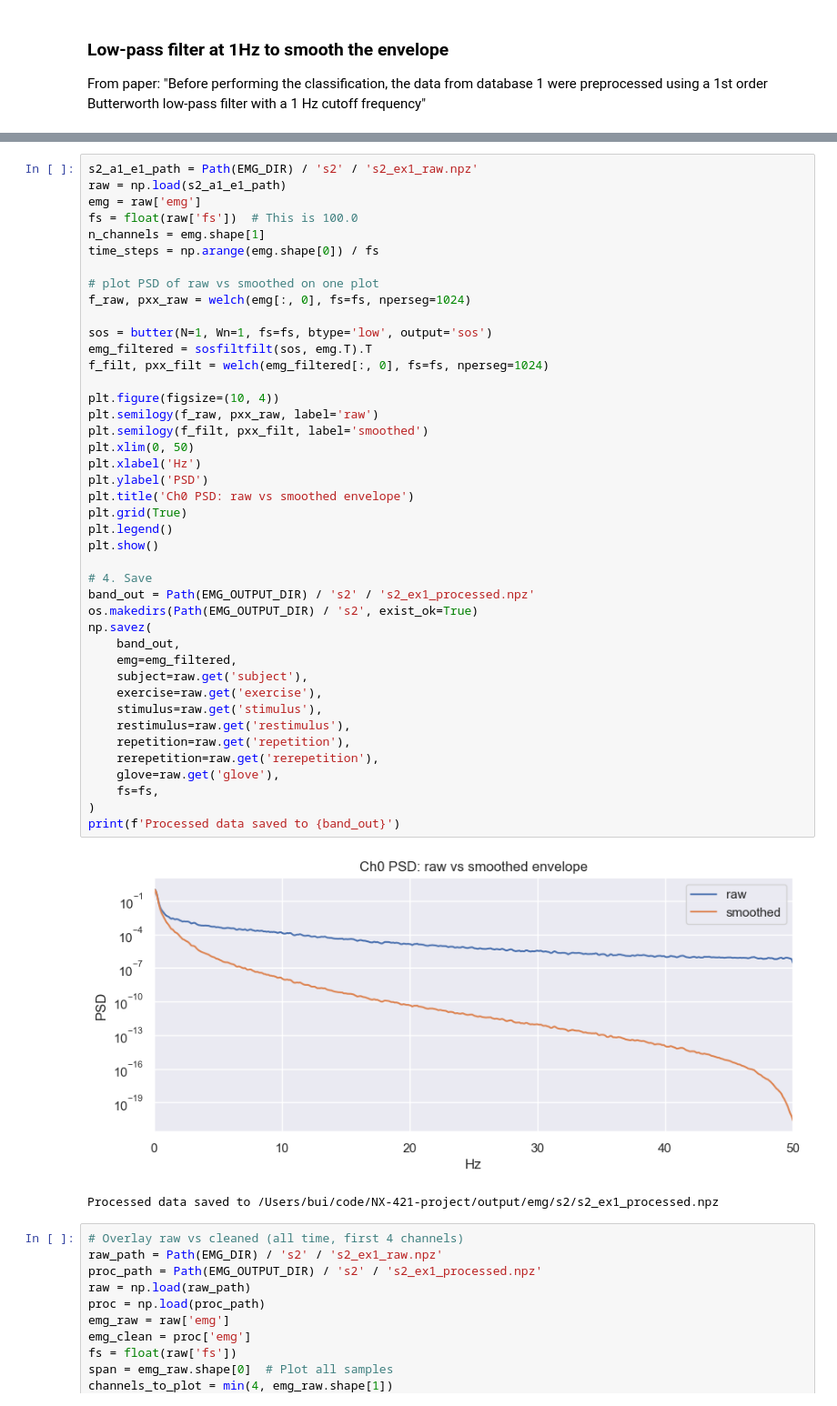
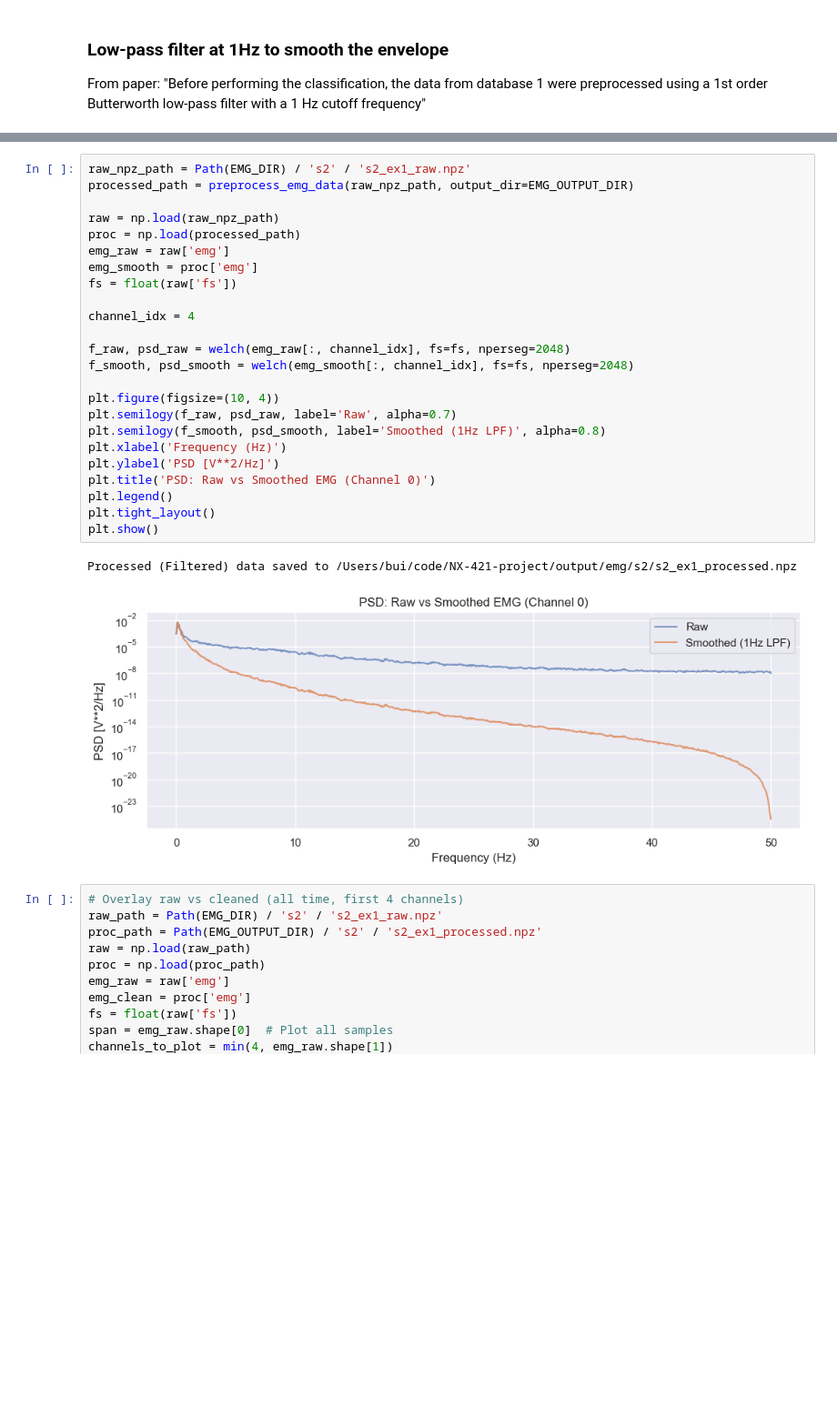
Before and after one commit to spbui00/NX-421-project, a Jupyter notebook: project_2.ipynb, the cells around one changed output, grey strips where cells are left out. Shown at 91% size. Drawn from its saved outputs; the diff is of its cells as text; blank space fills up the shorter version.

```diff
--- a/project_2.ipynb
+++ b/project_2.ipynb
@@ -136,48 +189,30 @@ From paper: "Before performing the classification, the data from database 1 were
 # %%
-s2_a1_e1_path = Path(EMG_DIR) / 's2' / 's2_ex1_raw.npz'
-raw = np.load(s2_a1_e1_path)
-emg = raw['emg']
-fs = float(raw['fs'])  # This is 100.0
-n_channels = emg.shape[1]
-time_steps = np.arange(emg.shape[0]) / fs
+raw_npz_path = Path(EMG_DIR) / 's2' / 's2_ex1_raw.npz'
+processed_path = preprocess_emg_data(raw_npz_path, output_dir=EMG_OUTPUT_DIR)
 
-# plot PSD of raw vs smoothed on one plot
-f_raw, pxx_raw = welch(emg[:, 0], fs=fs, nperseg=1024)
+raw = np.load(raw_npz_path)
+proc = np.load(processed_path)
+emg_raw = raw['emg']
+emg_smooth = proc['emg']
+fs = float(raw['fs'])
 
-sos = butter(N=1, Wn=1, fs=fs, btype='low', output='sos')
-emg_filtered = sosfiltfilt(sos, emg.T).T
-f_filt, pxx_filt = welch(emg_filtered[:, 0], fs=fs, nperseg=1024)
+channel_idx = 4
+
+f_raw, psd_raw = welch(emg_raw[:, channel_idx], fs=fs, nperseg=2048)
+f_smooth, psd_smooth = welch(emg_smooth[:, channel_idx], fs=fs, nperseg=2048)
 
 plt.figure(figsize=(10, 4))
-plt.semilogy(f_raw, pxx_raw, label='raw')
-plt.semilogy(f_filt, pxx_filt, label='smoothed')
-plt.xlim(0, 50)
-plt.xlabel('Hz')
-plt.ylabel('PSD')
-plt.title('Ch0 PSD: raw vs smoothed envelope')
-plt.grid(True)
+plt.semilogy(f_raw, psd_raw, label='Raw', alpha=0.7)
+plt.semilogy(f_smooth, psd_smooth, label='Smoothed (1Hz LPF)', alpha=0.8)
+plt.xlabel('Frequency (Hz)')
+plt.ylabel('PSD [V**2/Hz]')
+plt.title('PSD: Raw vs Smoothed EMG (Channel 0)')
 plt.legend()
+plt.tight_layout()
 plt.show()
-
-# 4. Save
-band_out = Path(EMG_OUTPUT_DIR) / 's2' / 's2_ex1_processed.npz'
-os.makedirs(Path(EMG_OUTPUT_DIR) / 's2', exist_ok=True)
-np.savez(
-    band_out,
-    emg=emg_filtered,
-    subject=raw.get('subject'),
-    exercise=raw.get('exercise'),
-    stimulus=raw.get('stimulus'),
-    restimulus=raw.get('restimulus'),
-    repetition=raw.get('repetition'),
-    rerepetition=raw.get('rerepetition'),
-    glove=raw.get('glove'),
-    fs=fs,
-)
-print(f'Processed data saved to {band_out}')
 # %% [output]
+Processed (Filtered) data saved to /Users/bui/code/NX-421-project/output/emg/s2/s2_ex1_processed.npz
-[figure, old version]
+[figure, new version]
-Processed data saved to /Users/bui/code/NX-421-project/output/emg/s2/s2_ex1_processed.npz
 # %%
 # Overlay raw vs cleaned (all time, first 4 channels)
 raw_path = Path(EMG_DIR) / 's2' / 's2_ex1_raw.npz'
```
Also changed, not shown: parts of 20 cells of this notebook, 2 other files.
